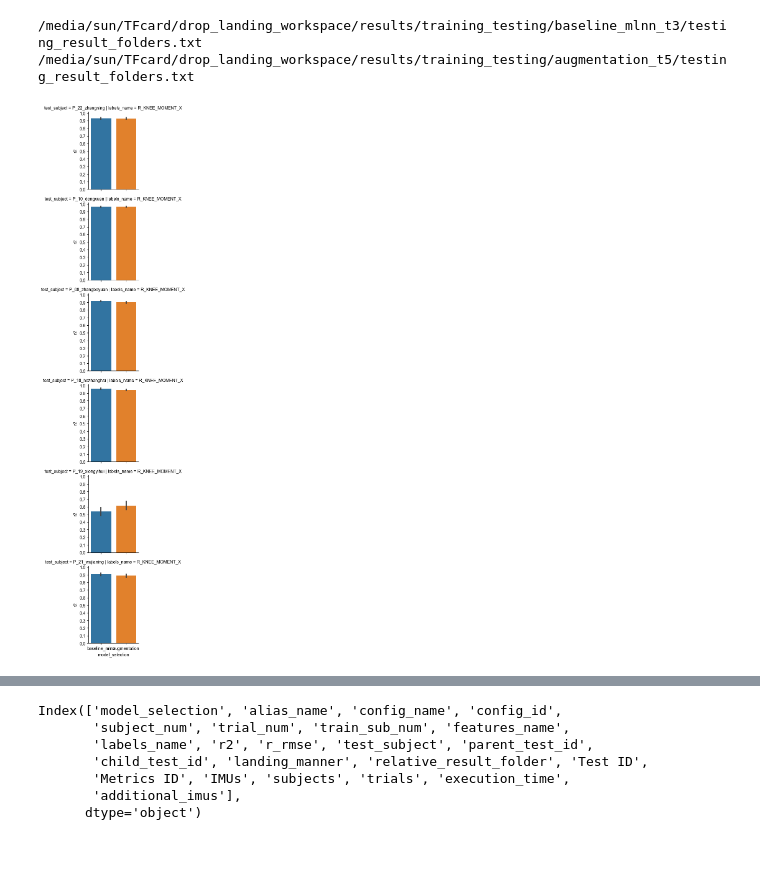
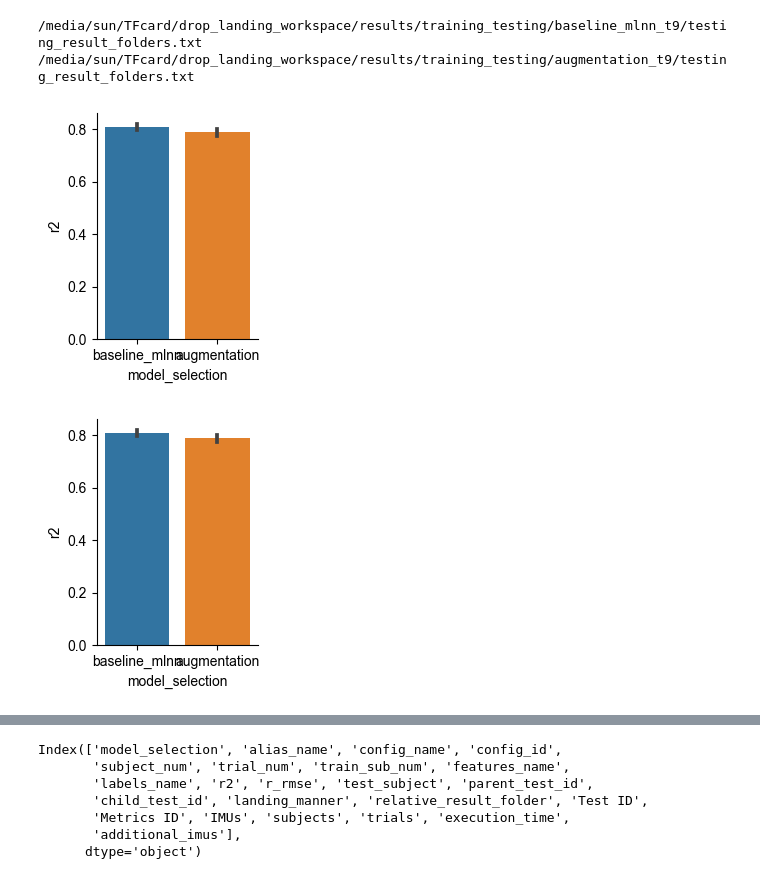
Before and after one commit to sunzhon/transfer_learning_for_droplanding, a Jupyter notebook: jupyter-lab/P6_figure_results_v2.ipynb, the cells around one changed output, grey strips where cells are left out. Saved outputs shown, nothing was run; the diff lists cells and outputs as text; code cells hidden in the pictures; blank space fills up the shorter version.

```diff
--- a/jupyter-lab/P6_figure_results_v2.ipynb
+++ b/jupyter-lab/P6_figure_results_v2.ipynb
@@ -39,8 +39,8 @@ combination_investigation_results = [
 ]
 
 combination_investigation_results = [
-os.path.join(RESULTS_PATH, "training_testing", "baseline_mlnn_t3","testing_result_folders.txt"),
-os.path.join(RESULTS_PATH, "training_testing", "augmentation_t5","testing_result_folders.txt"),
+os.path.join(RESULTS_PATH, "training_testing", "baseline_mlnn_t9","testing_result_folders.txt"),
+os.path.join(RESULTS_PATH, "training_testing", "augmentation_t9","testing_result_folders.txt"),
 #os.path.join(RESULTS_PATH, "training_testing", "baseline_mlnn_v12","testing_result_folders.txt"),
 #os.path.join(RESULTS_PATH, "training_testing", "augmentation_v12","testing_result_folders.txt"),
 ]
@@ -54,28 +54,28 @@ results = get_list_investigation_results(combination_investigation_results)
 #combination_investigation_results = [os.path.join(os.path.dirname(folder), "metrics.csv") if(os.path.exists(os.path.join(os.path.dirname(folder), "metrics.csv"))) else folder for folder in combination_investigation_results]
 metrics = get_list_investigation_metrics(combination_investigation_results)
 # %% [output]
-/media/sun/TFcard/drop_landing_workspace/results/training_testing/baseline_mlnn_t3/testing_result_folders.txt
-/media/sun/TFcard/drop_landing_workspace/results/training_testing/augmentation_t5/testing_result_folders.txt
+/media/sun/TFcard/drop_landing_workspace/results/training_testing/baseline_mlnn_t9/testing_result_folders.txt
+/media/sun/TFcard/drop_landing_workspace/results/training_testing/augmentation_t9/testing_result_folders.txt
 # %%
 config={
     'y': 'r2',
     'x':'model_selection',
     'kind': 'bar',
     'height': 3,
     'aspect': 0.8,
     'sharey': True,
-    'col': 'labels_name',
-    'row': 'test_subject',
-    #'row': 'model_selection',
-    #'col_wrap': 3
+    #'col': 'labels_name',
+    #'col': 'child_test_id',
+    #'col_wrap': 4
 }
 plt.clf
 
 g = sns.catplot(data=metrics, **config)
-g.axes[0][0].set_yticks([0.0, 0.1, 0.2, 0.3, 0.4, 0.5, 0.6, 0.7, 0.8,0.9,1.0])
+#g.axes[0].set_yticks([0.0, 0.1, 0.2, 0.3, 0.4, 0.5, 0.6, 0.7, 0.8,0.9,1.0])
 #[ax.yaxis.grid(True) for ax in g.axes]
 plt.show()
 # %% [output]
-[figure, old version]
+[figure, new version]
+[figure, added]
 # %%
 #sns.lineplot(data=metrics)
```
Also changed, not shown: parts of 1 cell of this notebook, 5 other files.
